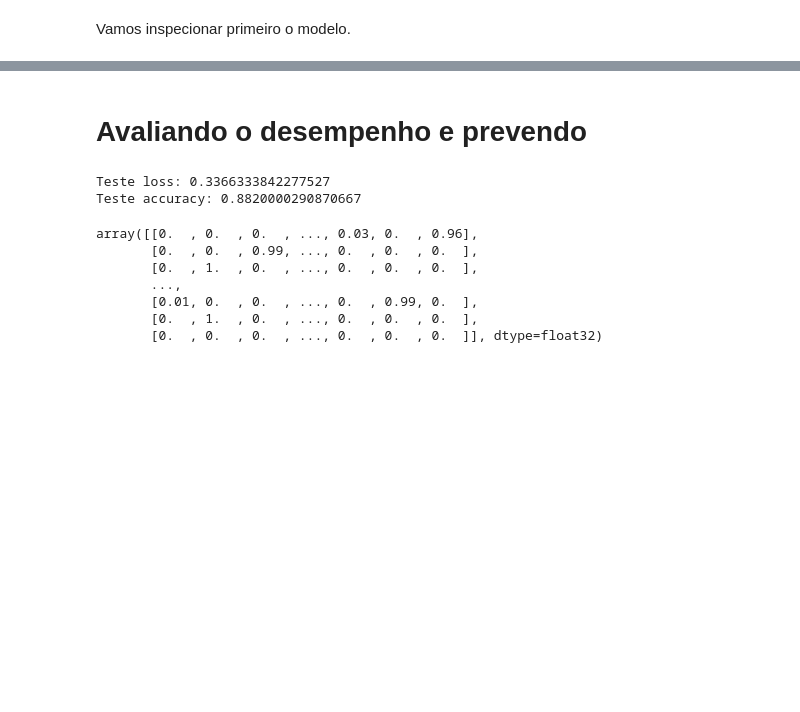
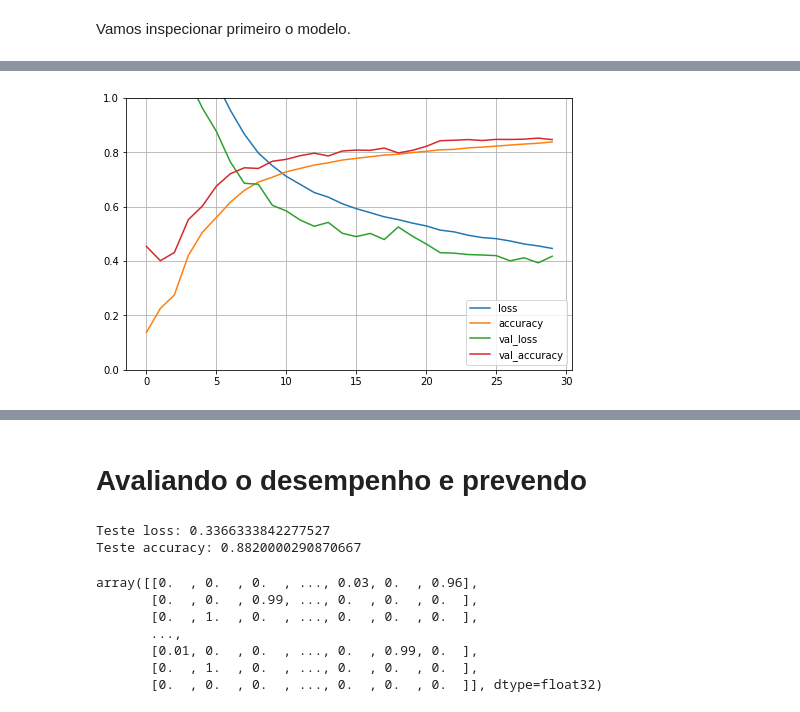
Before and after one commit to Leandro-Braga/Estudo_de_Caso, a Jupyter notebook: Atividade_Leandro_Neural_Network.ipynb, the cells around one changed output, grey strips where cells are left out. Drawn from its saved outputs; the diff is of its cells as text; code cells hidden in the pictures; blank space fills up the shorter version.

```diff
--- a/Atividade_Leandro_Neural_Network.ipynb
+++ b/Atividade_Leandro_Neural_Network.ipynb
@@ -382,3 +521,28 @@ mode_2.compile(loss=keras.losses.categorical_crossentropy,
+# %%
+model_2 = keras.models.Sequential([
+                         keras.layers.Conv2D(filters = 64 , kernel_size = 3,strides = (1,1), padding = 'valid',activation = 'relu',input_shape = [28,28,1]), # 1st Layer
+                         keras.layers.MaxPooling2D(pool_size = (2,2)),
+
+                         keras.layers.Conv2D(filters = 128 , kernel_size = 3,strides = (2,2), padding = 'same',activation = 'relu',input_shape = [28,28,1]), # 2nd Layer
+                         keras.layers.MaxPooling2D(pool_size = (2,2)),
+
+                         keras.layers.Conv2D(filters = 64 , kernel_size = 3,strides = (2,2), padding = 'same',activation = 'relu',input_shape = [28,28,1]), # 3rd Layer
+                         keras.layers.MaxPooling2D(pool_size = (2,2)),
+
+                         keras.layers.Flatten(),
+                         keras.layers.Dense(units = 128,activation = 'relu'),
+                         keras.layers.Dropout(0.25),
+                         keras.layers.Dense(units = 256,activation = 'relu'),
+                         keras.layers.Dropout(0.5),
+                         keras.layers.Dense(units = 256,activation = 'relu'),
+                         keras.layers.Dropout(0.25),
+                         keras.layers.Dense(units = 128,activation = 'relu'),
+                         keras.layers.Dropout(0.10),
+                         keras.layers.Dense(units = 10,activation = 'softmax')
+
+])
+# %%
+model_2.compile(loss="sparse_categorical_crossentropy",optimizer="sgd",metrics=["accuracy"])
 # %% [markdown]
 Vamos inspecionar primeiro o modelo.
 # %%
@@ -409,0 +640,4 @@ _________________________________________________________________
+# %%
+model_history_2 = model_2.fit(x_train, y_train, epochs=30, validation_data=(x_valid, y_valid))
+# %%
+model_history_2 = model_2.fit(x_train, y_train, epochs = 30, batch_size = 128, verbose = 1, validation_data=(x_valid, y_valid))
@@ -409,0 +674,7 @@ _________________________________________________________________
+# %%
+pd.DataFrame(model_history_2.history).plot(figsize = (8,5))
+plt.grid(True)
+plt.gca().set_ylim(0,1)
+plt.show()
+# %% [output]
+[figure, added]
```
Also changed, not shown: parts of 36 cells of this notebook.
